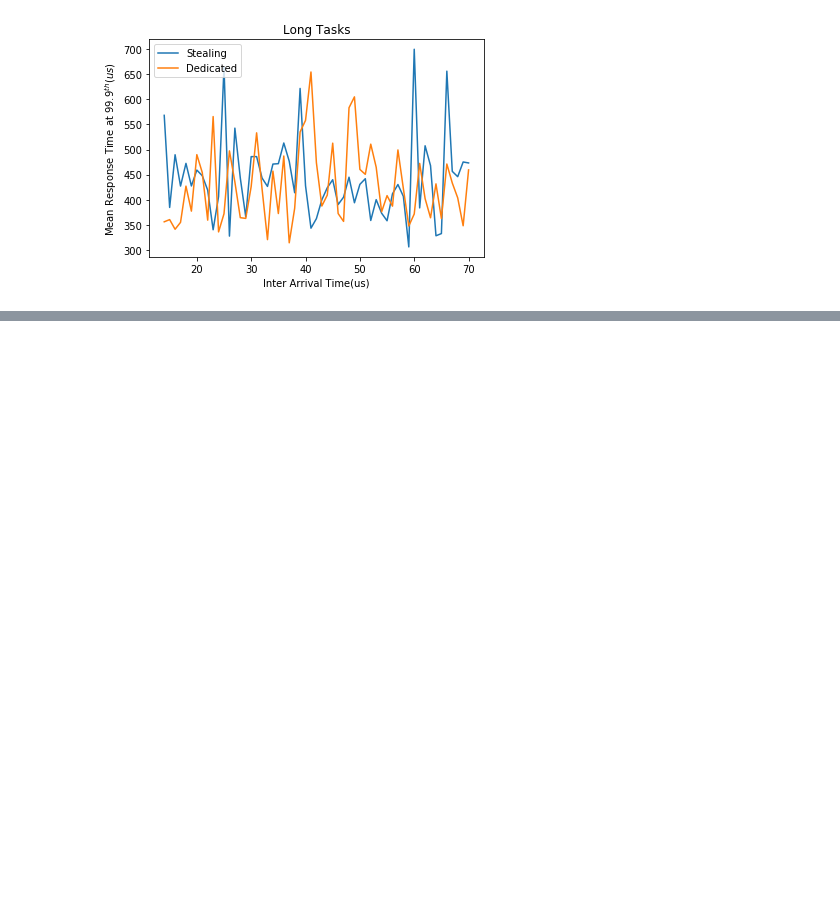
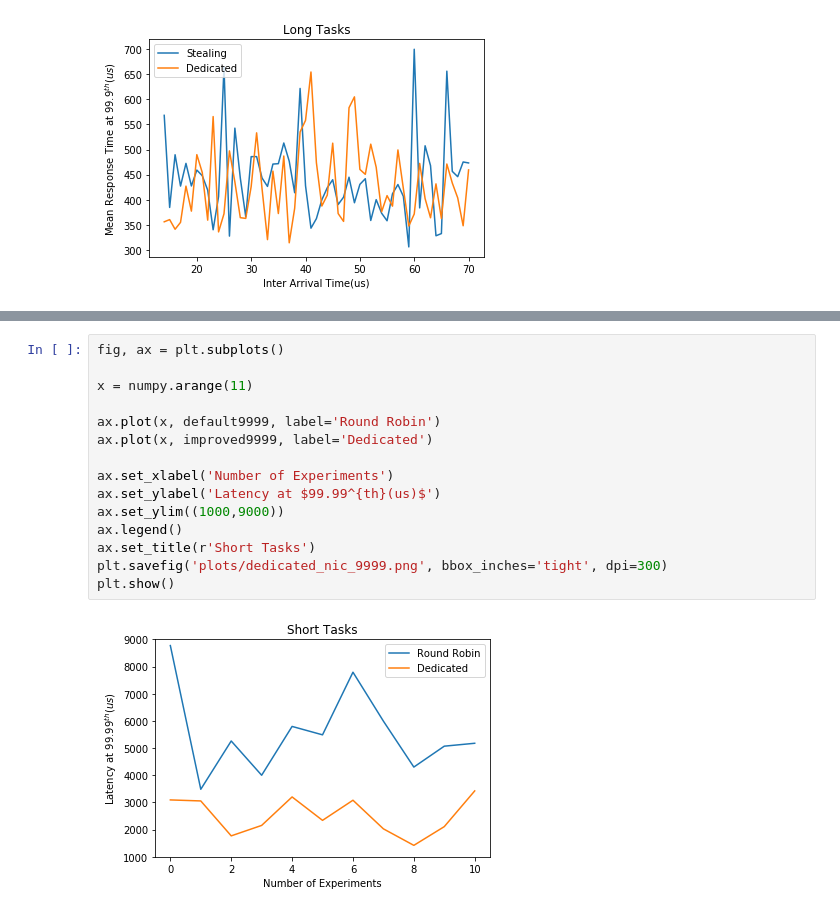
Before and after one commit to sarsanaee/mq_simulation, a Jupyter notebook: simul_steal.ipynb, the cells around one changed output, grey strips where cells are left out. Drawn from its saved outputs; the diff is of its cells as text; blank space fills up the shorter version.

```diff
--- a/simul_steal.ipynb
+++ b/simul_steal.ipynb
@@ -175,0 +250,17 @@ plt.show()
+# %%
+fig, ax = plt.subplots()
+
+x = numpy.arange(11)
+
+ax.plot(x, default9999, label='Round Robin')
+ax.plot(x, improved9999, label='Dedicated')
+
+ax.set_xlabel('Number of Experiments')
+ax.set_ylabel('Latency at $99.99^{th}(us)$')
+ax.set_ylim((1000,9000))
+ax.legend()
+ax.set_title(r'Short Tasks')
+plt.savefig('plots/dedicated_nic_9999.png', bbox_inches='tight', dpi=300)
+plt.show()
+# %% [output]
+[figure, added]
```
Also changed, not shown: parts of 4 cells of this notebook, 4 other files.
